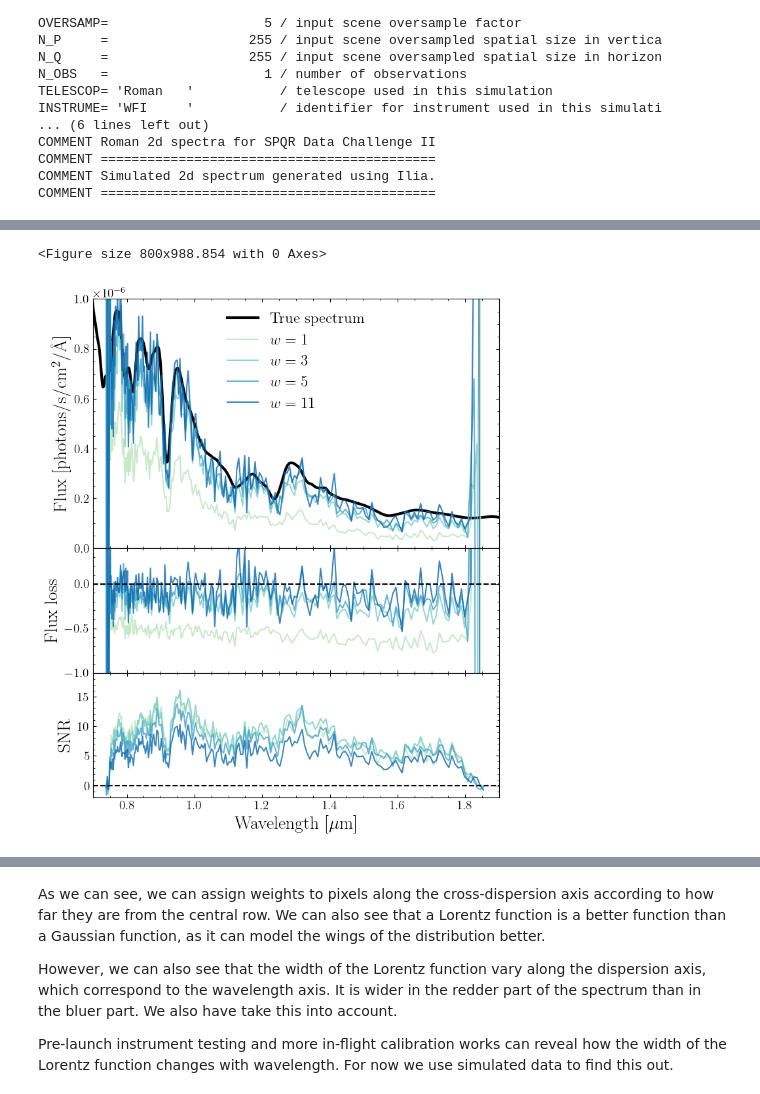
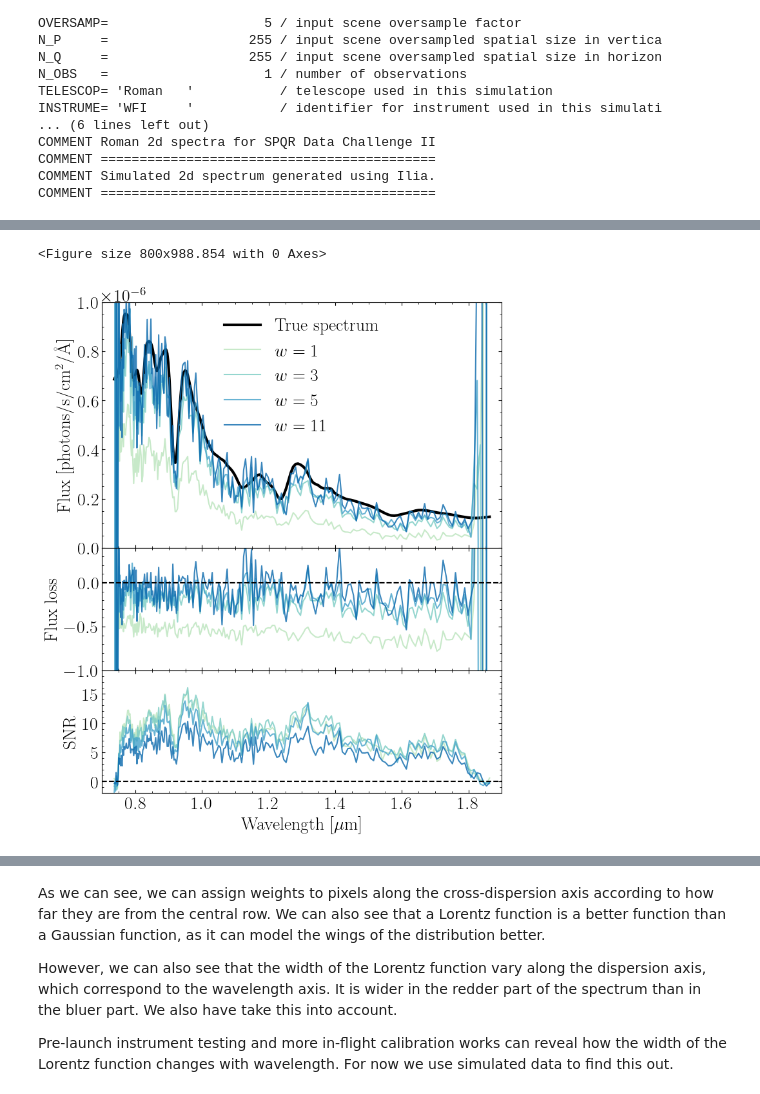
Before and after one commit to sangeetak20/RomanSpectraDataChallenge, a Jupyter notebook: DataChallenge2/prism_demo/prism_1d_spectral_extraction_using_simple_summation_and_optimum_spectral_extraction.ipynb, the cells around one changed output, grey strips where cells are left out. Saved outputs shown, nothing was run; the diff lists cells and outputs as text; code cells hidden in the pictures.

```diff
--- a/DataChallenge2/prism_demo/prism_1d_spectral_extraction_using_simple_summation_and_optimum_spectral_extraction.ipynb
+++ b/DataChallenge2/prism_demo/prism_1d_spectral_extraction_using_simple_summation_and_optimum_spectral_extraction.ipynb
@@ -394,0 +382,4 @@ axes[1].set_ylabel(r'Spec. sampling [\AA/pix]');
+# %%
+wave_grid     = df_roman['wavelength'].values * u.nm
+effArea_grid  = df_roman['effArea'].values * u.cm ** 2
+sampling_grid = df_roman['sampling'].values * u.angstrom / u.pix
@@ -395,3 +416,12 @@ axes[1].set_ylabel(r'Spec. sampling [\AA/pix]');
+# %%
+## Interpolating function for the effective area and spectral sampling
+## We're going to use the wavelength in angstrom because that is the unit of WAVEPIX
+f_effArea  = interpolate.interp1d(wave_grid.to(u.angstrom), effArea_grid, kind='quadratic', fill_value='extrapolate')
+f_specSamp = interpolate.interp1d(wave_grid.to(u.angstrom), sampling_grid, kind='quadratic', fill_value='extrapolate')
+
+## Now we interpolate the effective area and spectral sampling at the pixel wavelength array
+effArea  = f_effArea(wavePix.value) * u.cm ** 2
+specSamp = f_specSamp(wavePix.value) * u.angstrom / u.pix
 # %% [markdown]
 A disclaimer to the readers is that these values are pre-launch and pre-TVAC values. The real values will vary not only for each WFI detector but also potentially for different position on each detector. See <a href="https://www.spiedigitallibrary.org/journals/Journal-of-Astronomical-Telescopes-Instruments-and-Systems/volume-11/issue-02/025001/Compact-prism-assembly-for-slit-less-spectroscopy-capability-in-Roman/10.1117/1.JATIS.11.2.025001.full">Eegholm et al. (2025)</a> for some examples.
 
@@ -457,0 +453,4 @@ amplitude 7.836417804991638e-10
+# %%
+df_sn = pd.read_csv('supernova_true_flux.csv')
+
+df_sn
@@ -458,3 +471,6 @@ amplitude 7.836417804991638e-10
+# %%
+## Again, grab the flux and assign units
+sn_true1dSpec = df_sn['flux_photlam'].values * syn.units.PHOTLAM
 # %%
 ## Plot the spectrum, see if everything's alright
 xSize = 12
@@ -502,8 +511,6 @@ yMin, yMax = 0.0, 1.e-6
 
 opacity = 0.8
 
-plotting.def_plot_values_extra_large()
-
 fig = plt.figure(figsize=(xSize, ySize))
 
 fig, axes = plt.subplots(nRows, nCols, sharex=True, sharey=False, figsize=(xSize, ySize), height_ratios=[1.0, 0.5, 0.5])
@@ -511,7 +518,7 @@ fig, axes = plt.subplots(nRows, nCols, sharex=True, sharey=False, figsize=(xSize
 plt.subplots_adjust(hspace=0.0)
 
 ## This is the true flux of the supernova that we have showed earlier, plotted here for comparison
-axes[0].plot(LAMBDA_GRID.to(u.micron), sn_flux_photlam, 'k-', label='True spectrum', linewidth=3)
+axes[0].plot(wavePix.to(u.micron), sn_true1dSpec, 'k-', label='True spectrum', linewidth=3)
 
 axes[1].axhline(color='k', linestyle='--')
 
@@ -522,12 +529,12 @@ for k, (dK, color) in enumerate(zip(dKs, colors)):
     spec1dStdDev = spec1d_uncalib_stdDev[k] * u.adu / u.pix
 
     ## Here the spectrum is divided by the spectral sampling, effective area, and the exposure time
-    spec1d_cal_noisy = (spec1dNoisy / exposureTimeSp / effArea / dispersion) / (1.0 * u.adu / u.ph)
-    spec1d_cal_std   = (spec1dStdDev /  exposureTimeSp / effArea / dispersion) / (1.0 * u.adu / u.ph)
+    spec1d_cal_noisy = (spec1dNoisy / exposureTimeSp / effArea / specSamp) / (1.0 * u.adu / u.ph)
+    spec1d_cal_std   = (spec1dStdDev /  exposureTimeSp / effArea / specSamp) / (1.0 * u.adu / u.ph)
 
     axes[0].plot(wavePix.to(u.micron), spec1d_cal_noisy, '-', color=color, label=label, alpha=opacity)
 
-    fluxLoss = (spec1d_cal_noisy - true1dSpec_resampled) / true1dSpec_resampled
+    fluxLoss = (spec1d_cal_noisy - sn_true1dSpec) / sn_true1dSpec
 
     axes[1].plot(wavePix.to(u.micron), fluxLoss, '-', color=color, label=label, alpha=opacity)
 
@@ -546,32 +553,32 @@ axes[0].legend(frameon=False)
 
 axes[0].set_ylabel(r'Flux [photons/s/cm$^2$/\AA]')
 
 dY, dMY = 0.5, 0.1
 
 axes[1].axhline(linestyle='--', color='k')
 
 axes[1].yaxis.set_major_locator(ticker.MultipleLocator(dY))
 axes[1].yaxis.set_minor_locator(ticker.MultipleLocator(dMY))
 
 axes[1].set_ylim(-1.0, +0.4)
 
 axes[1].set_ylabel(r'Flux loss');
 
 axes[2].axhline(linestyle='--', color='k')
 
 axes[2].set_xlabel(r'Wavelength [$\mu$m]')
 
 dY, dMY = 5, 1
 
 axes[2].set_ylim(-2.0, +19.0)
 axes[2].yaxis.set_major_locator(ticker.MultipleLocator(dY))
 axes[2].yaxis.set_minor_locator(ticker.MultipleLocator(dMY))
 
 axes[2].set_ylabel(r'SNR');
 
 ## outFilename = "{0:s}/plot_1dSpectralExtraction_simpleSummation_calibrated.pdf".format(OUTDIR)
 ## fig.savefig(outFilename, bbox_inches='tight')
 # %% [output]
 <Figure size 800x988.854 with 0 Axes>
-[figure, old version]
+[figure, new version]
 # %% [markdown]
```
Also changed, not shown: parts of 33 cells of this notebook, 2 other files.
